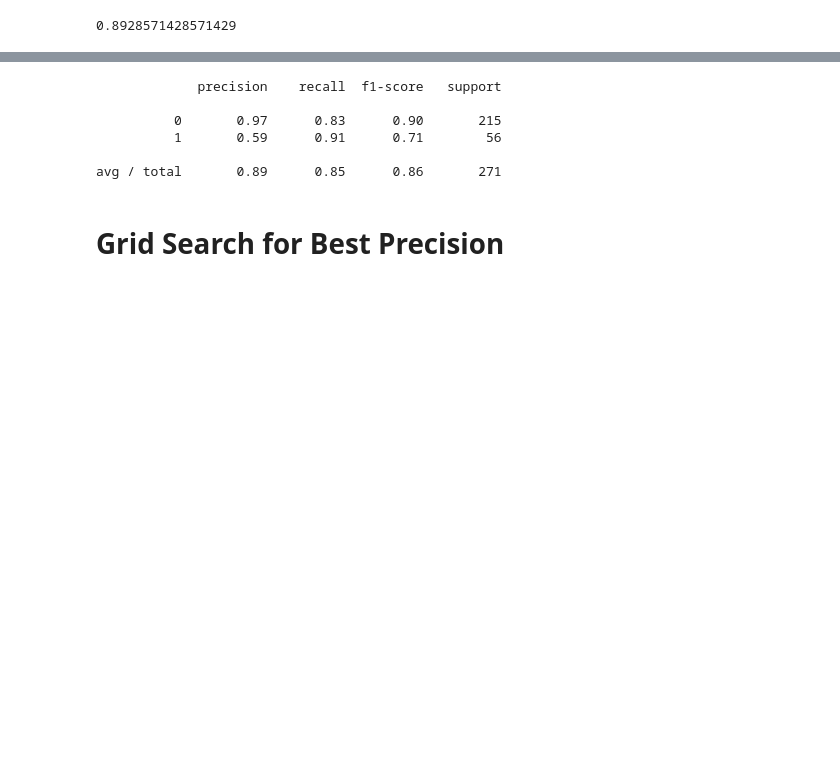
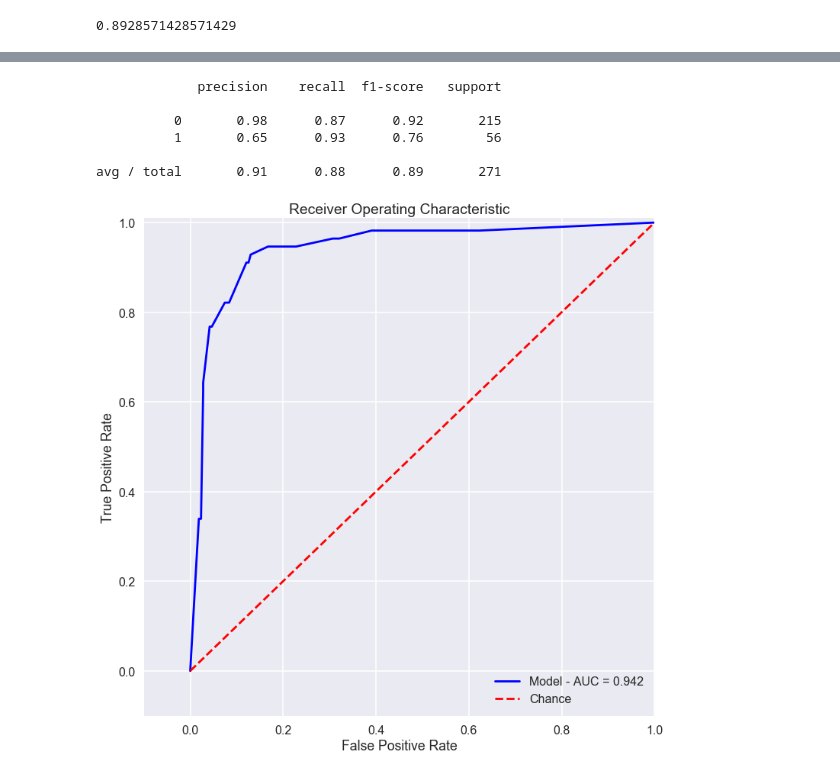
Before and after one commit to wonyoungseo/content-worth-debut-artist-classification-project, a Jupyter notebook: modeling/modeling-4-rf_imbalance_problem_(extension).ipynb, the cells around one changed output, grey strips where cells are left out. Saved outputs shown, nothing was run; the diff lists cells and outputs as text; code cells hidden in the pictures; blank space fills up the shorter version.

```diff
--- a/modeling/modeling-4-tree-deeper-imbalanceProblem.ipynb
+++ b/modeling/modeling-4-rf_imbalance_problem_(extension).ipynb
@@ -441,6 +445,6 @@ gs.score(X_test,y_test)
 # %%
 model = RandomForestClassifier(criterion='entropy', n_estimators=10, max_depth=10,
-                                min_samples_split=3, min_samples_leaf=4
+                                min_samples_split=2, min_samples_leaf=1
                                 ).fit(X_resampled_rus, y_resampled_rus)
 # %%
 print(confusion_matrix(y_resampled_rus, model.predict(X_resampled_rus)))
@@ -466,9 +470,7 @@ print(classification_report(y_test, model.predict(X_test)))
 # %% [output]
              precision    recall  f1-score   support
 
-          0       0.97      0.83      0.90       215
-          1       0.59      0.91      0.71        56
+          0       0.98      0.87      0.92       215
+          1       0.65      0.93      0.76        56
 
-avg / total       0.89      0.85      0.86       271
+avg / total       0.91      0.88      0.89       271
-# %% [markdown]
-# Grid Search for Best Precision
@@ -498,0 +477,4 @@ gs_result = gs.fit(X_resampled_rus, y_resampled_rus)
+# %%
+draw_roc_auc(model)
+# %% [output]
+[figure, added]
```
Also changed, not shown: parts of 23 cells of this notebook, 5 other files.
